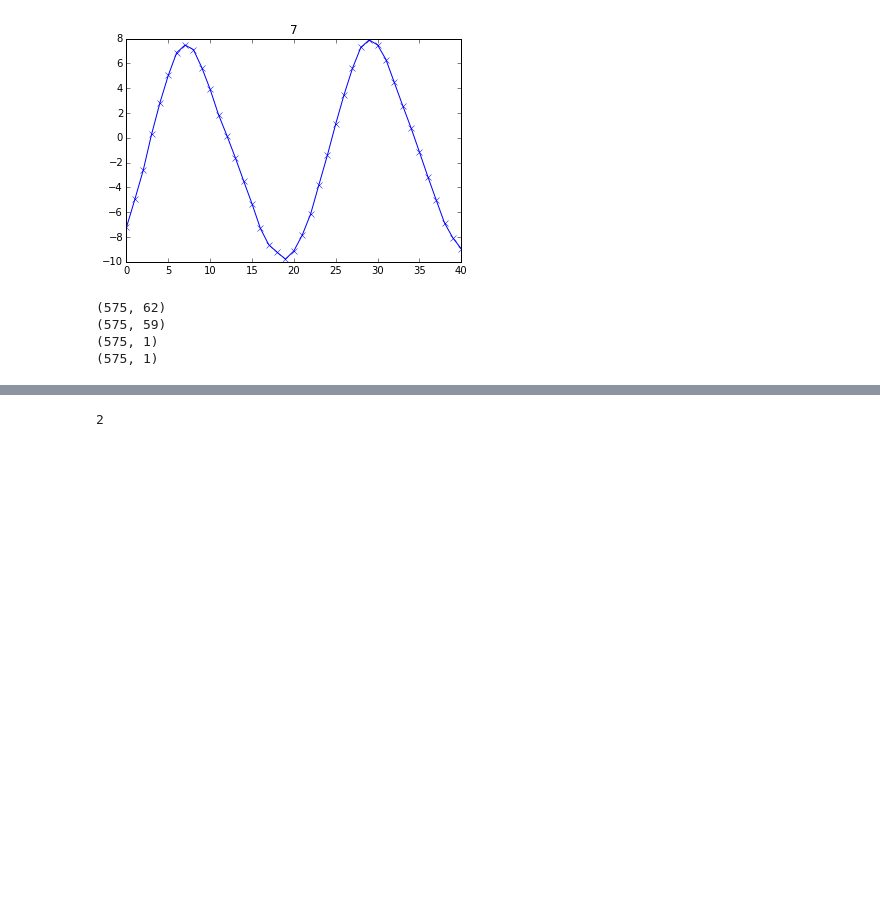
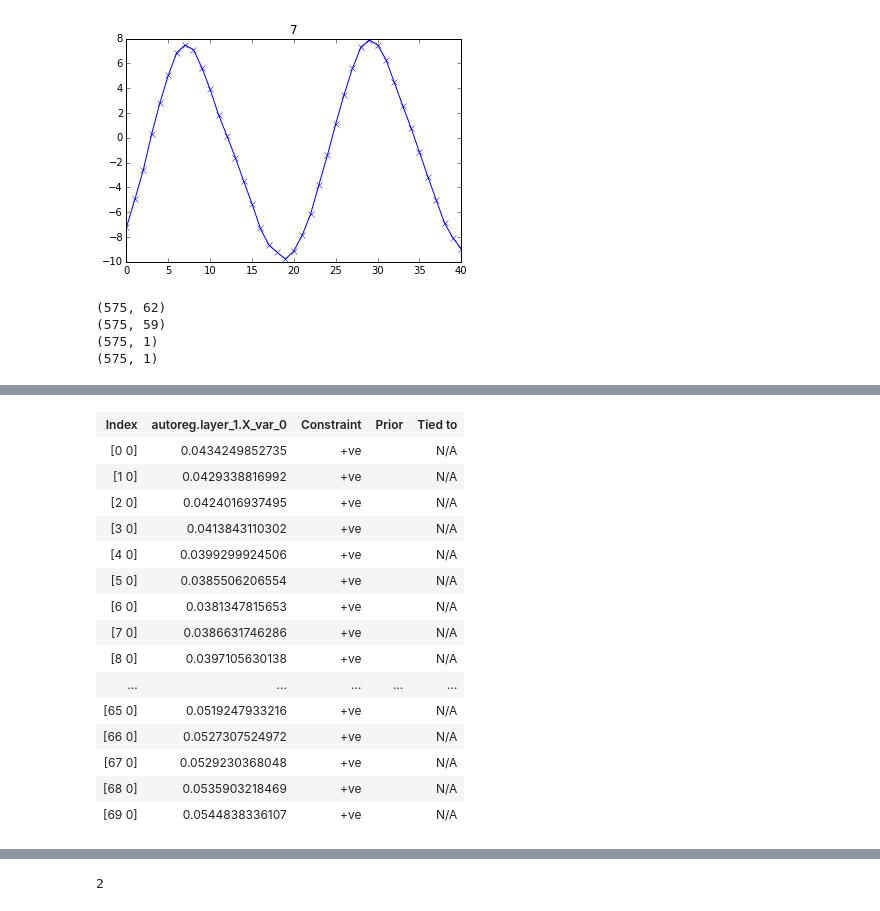
Before and after one commit to zhenwendai/RGP, a Jupyter notebook: examples/walk_run_2_zhenwen.ipynb, the cells around one changed output, grey strips where cells are left out. Cells and saved outputs as stored; diff of their text form; code cells hidden in the pictures; blank space fills up the shorter version.

```diff
--- a/examples/walk_run_2_zhenwen.ipynb
+++ b/examples/walk_run_2_zhenwen.ipynb
@@ -340,21 +347,0 @@ if init_from_saved:
-# %%
-Q = 100
-win_in = 20
-win_out = 20
-
-use_controls = True
-back_cstr = True
-
-
-
-# create the model
-if use_controls:
-    m = autoreg.DeepAutoreg([0, win_out], data_out_train, U=data_in_train, U_win=win_in, X_variance=0.05,
-                        num_inducing=Q, back_cstr=back_cstr, MLP_dims=[300,200], nDims=[data_out_train.shape[1],1],
-                         kernels=[GPy.kern.RBF(win_out,ARD=True,inv_l=True, useGPU=True),
-                         GPy.kern.RBF(win_out+win_in,ARD=True,inv_l=True, useGPU=True)])
-else:
-    m = autoreg.DeepAutoreg([0, win_out], data_in_train, U=None, U_win=win_in, X_variance=0.05,
-                        num_inducing=Q, back_cstr=back_cstr, MLP_dims=[200,100], nDims=[data_out_train.shape[1],1],
-                         kernels=[GPy.kern.RBF(win_out,ARD=True,inv_l=True, useGPU=False),
-                         GPy.kern.RBF(win_out,ARD=True,inv_l=True, useGPU=False)])
@@ -363,16 +348 @@ KeyboardInterrupt:
-# %%
-#=============================
-# Model with NN-constraint
-#=============================
-Q = 100
-win_in = 20
-win_out = 20
-
-use_controls = True
-back_cstr = True
-
-m = autoreg.DeepAutoreg([0, win_out], data_out_train_list, U=[d*0.1 for d in data_in_train_list], U_win=win_in, X_variance=0.05,
-                    num_inducing=Q, back_cstr=back_cstr, MLP_dims=[200,100], nDims=[data_out_train.shape[1],1],
-                     kernels=[GPy.kern.RBF(win_out,ARD=True,inv_l=True, useGPU=True),
-                     GPy.kern.RBF(win_out+win_in,ARD=True,inv_l=True, useGPU=True)])
 # %%
@@ -401,7 +370,7 @@ plt.plot(m.layer_1.Xs_flat[0].mean[:], 'ro-')
 # initialization
 for i in range(m.nLayers):
     if not back_cstr:
-        m.layers[i].kern.inv_l[:]  = ((m.layers[i].X.mean.values.max(0)-m.layers[i].X.mean.values.min(0))/np.sqrt(2.))
+        m.layers[i].kern.inv_l[:]  = 1./((m.layers[i].X.mean.values.max(0)-m.layers[i].X.mean.values.min(0))/np.sqrt(2.))**2
     else:
         m.layers[i].kern.inv_l[:]  = 1./9.#((m.layers[i].X.mean.values.max(0)-m.layers[i].X.mean.values.min(0))/np.sqrt(2.))
     m.layers[i].likelihood.variance[:] = 0.01*data_out_train.var()
@@ -412,5 +381,5 @@ if back_cstr:
     m.layer_1.likelihood.variance[:] = 0.01
     m.layer_1.Z.fix()
 else:
-    m.layer_1.likelihood.variance[:] = 0.01 * m.layer_1.Xs_flat[0].var()
+    m.layer_1.likelihood.variance[:] = 0.01 * m.layer_1.Xs_flat[0].mean.var()
 print m
@@ -482,6 +465,25 @@ array([ 2.09310343,  2.18532603,  2.26136799,  2.3279297 ,  2.35823477,
         0.51293417,  0.5122048 ,  0.51108828,  0.51025977,  0.50996301,
         0.50970293,  0.5086646 ,  0.50654639,  0.50368615,  0.50054116,
         0.49744697,  0.49462877,  0.49213959,  0.49023948,  0.48934644])
+# %%
+m.layer_1.X_var_0
+# %% [output]
+| Index | autoreg.layer_1.X_var_0 | Constraint | Prior | Tied to |
+| [0 0] | 0.0434249852735 | +ve |  | N/A |
+| [1 0] | 0.0429338816992 | +ve |  | N/A |
+| [2 0] | 0.0424016937495 | +ve |  | N/A |
+| [3 0] | 0.0413843110302 | +ve |  | N/A |
+| [4 0] | 0.0399299924506 | +ve |  | N/A |
+| [5 0] | 0.0385506206554 | +ve |  | N/A |
+| [6 0] | 0.0381347815653 | +ve |  | N/A |
+| [7 0] | 0.0386631746286 | +ve |  | N/A |
+| [8 0] | 0.0397105630138 | +ve |  | N/A |
+| ... | ... | ... | ... | ... |
+| [65 0] | 0.0519247933216 | +ve |  | N/A |
+| [66 0] | 0.0527307524972 | +ve |  | N/A |
+| [67 0] | 0.0529230368048 | +ve |  | N/A |
+| [68 0] | 0.0535903218469 | +ve |  | N/A |
+| [69 0] | 0.0544838336107 | +ve |  | N/A |
 # %%
 print m.layer_0.Y.var()
 
```
Also changed, not shown: parts of 35 cells of this notebook.
